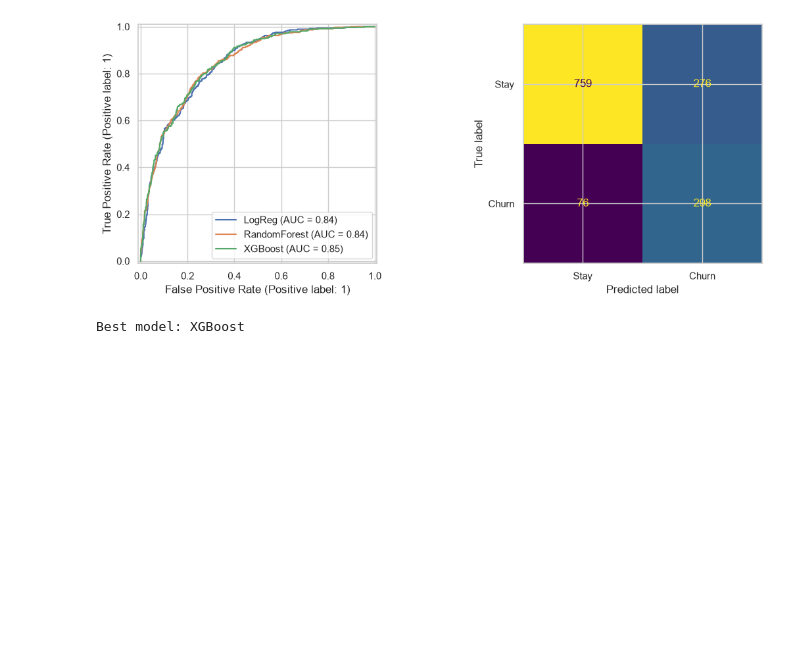
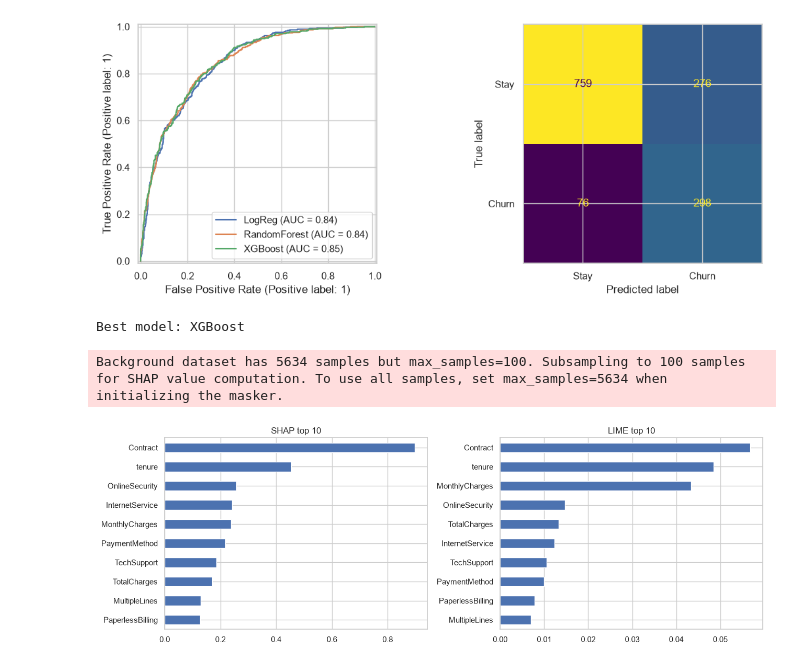
Before and after one commit to PrabhuPradhan98/Master-Project, a Jupyter notebook: Code.ipynb, the cells around one changed output. Cells and saved outputs as stored; diff of their text form; code cells hidden in the pictures; blank space fills up the shorter version.

Commit message:
Completed SHAP vs LIME agreement, fairness check, dashboard export

```diff
--- a/Code.ipynb
+++ b/Code.ipynb
@@ -205,3 +205,51 @@ print("Best model:", best_model_name)
 2       XGBoost      0.519   0.797  0.629    0.845
 [figure]
 Best model: XGBoost
+# %%
+#shap vs lime
+feature_names = list(tuned["XGBoost"].named_steps["prep"].get_feature_names_out())
+sample = X_test.sample(200, random_state=RANDOM_STATE)
+
+def original_variable(feat):
+    base = feat.split("__", 1)[1]
+    matches = [c for c in X.columns if base == c or base.startswith(c + "_")]
+    return max(matches, key=len)
+feature_to_variable = {f: original_variable(f) for f in feature_names}
+
+def shap_matrix(pipe, X_eval):
+    prep, model = pipe.named_steps["prep"], pipe.named_steps["model"]
+    Xe, Xb = prep.transform(X_eval), prep.transform(X_train)
+    explainer = shap.LinearExplainer(model, Xb) if isinstance(model, LogisticRegression) \
+        else shap.TreeExplainer(model)
+    sv = explainer.shap_values(Xe)
+    if isinstance(sv, list): sv = sv[1]
+    sv = np.asarray(sv)
+    if sv.ndim == 3: sv = sv[:, :, 1]
+    return sv
+
+def lime_importance(pipe, X_eval, seed=RANDOM_STATE):
+    prep, model = pipe.named_steps["prep"], pipe.named_steps["model"]
+    Xt, Xe = prep.transform(X_train), prep.transform(X_eval)
+    explainer = LimeTabularExplainer(Xt, feature_names=feature_names, class_names=["Stay", "Churn"],
+                                     mode="classification", discretize_continuous=False, random_state=seed)
+    total = np.zeros(len(feature_names))
+    for row in Xe:
+        exp = explainer.explain_instance(row, model.predict_proba, num_features=len(feature_names))
+        for idx, w in exp.as_map()[1]:
+            total[idx] += abs(w)
+    return pd.Series(total / len(Xe), index=feature_names)
+
+def by_variable(series):
+    return series.groupby(feature_to_variable).sum().sort_values(ascending=False)
+
+shap_imp = {n: pd.Series(np.abs(shap_matrix(p, sample)).mean(axis=0), index=feature_names)
+            for n, p in tuned.items()}
+lime_imp = {n: lime_importance(p, sample) for n, p in tuned.items()}
+
+fig, ax = plt.subplots(1, 2, figsize=(13, 4.5))
+by_variable(shap_imp[best_model_name]).head(10).sort_values().plot.barh(ax=ax[0], title="SHAP top 10")
+by_variable(lime_imp[best_model_name]).head(10).sort_values().plot.barh(ax=ax[1], title="LIME top 10")
+plt.tight_layout(); plt.savefig("figures/shap_vs_lime.png", dpi=150); plt.show()
+# %% [output]
+Background dataset has 5634 samples but max_samples=100. Subsampling to 100 samples for SHAP value computation. To use all samples, set max_samples=5634 when initializing the masker.
+[figure, added]
```
Also changed, not shown: parts of 3 cells of this notebook, 6 other files.
